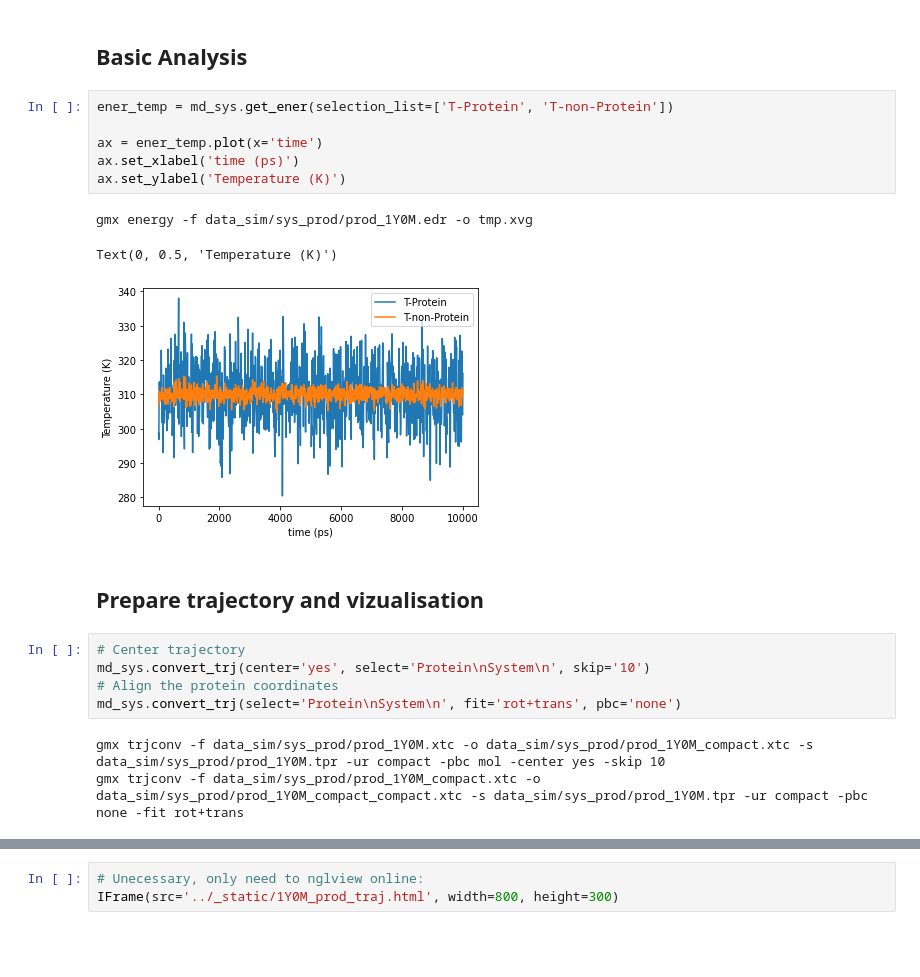
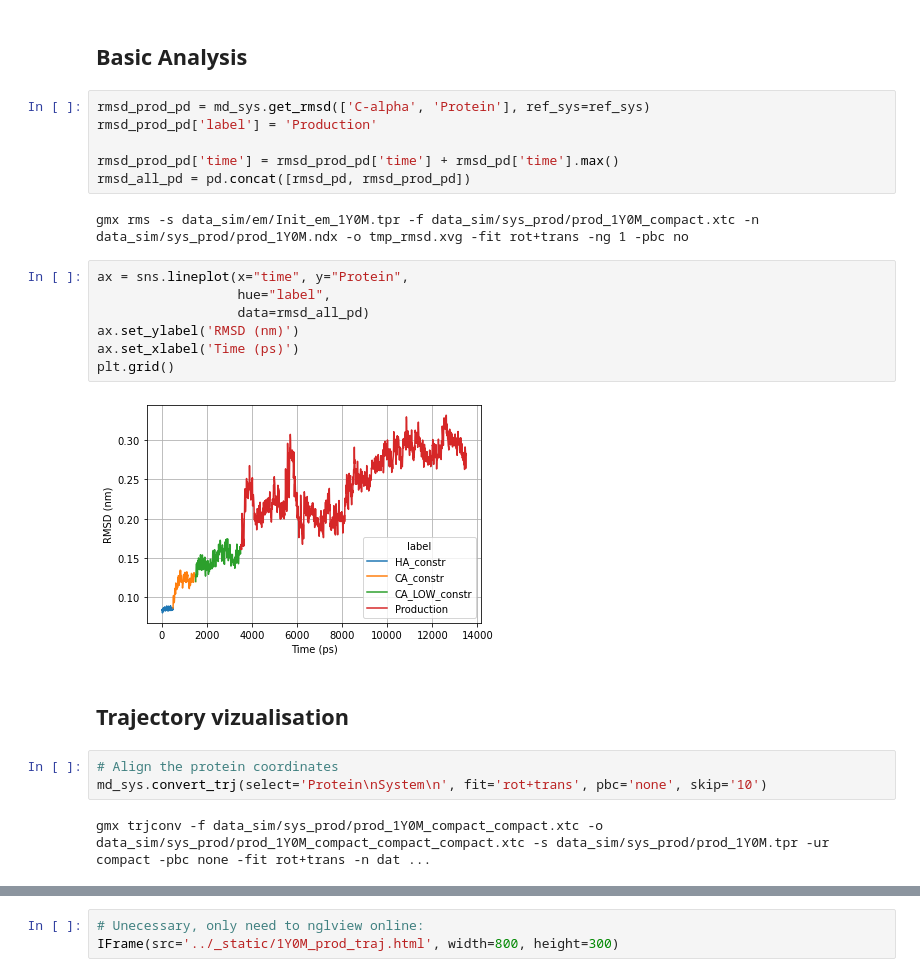
Before and after one commit to samuelmurail/gromacs_py, a Jupyter notebook: docs/notebook/00_basic_example.ipynb, the cells around one changed output, grey strips where cells are left out. Drawn from its saved outputs; the diff is of its cells as text; blank space fills up the shorter version.

```diff
--- a/docs/notebook/00_basic_example.ipynb
+++ b/docs/notebook/00_basic_example.ipynb
@@ -293,25 +306,29 @@ gmx mdrun -s prod_1Y0M.tpr -deffnm prod_1Y0M -nt 0 -ntmpi 0 -nsteps -2 -nocopyri
 # %% [markdown]
 ## Basic Analysis
-# %%
-ener_temp = md_sys.get_ener(selection_list=['T-Protein', 'T-non-Protein'])
-
-ax = ener_temp.plot(x='time')
-ax.set_xlabel('time (ps)')
-ax.set_ylabel('Temperature (K)')
-# %% [output]
-gmx energy -f data_sim/sys_prod/prod_1Y0M.edr -o tmp.xvg
-Text(0, 0.5, 'Temperature (K)')
-[figure, removed]
+# %%
+rmsd_prod_pd = md_sys.get_rmsd(['C-alpha', 'Protein'], ref_sys=ref_sys)
+rmsd_prod_pd['label'] = 'Production'
+
+rmsd_prod_pd['time'] = rmsd_prod_pd['time'] + rmsd_pd['time'].max()
+rmsd_all_pd = pd.concat([rmsd_pd, rmsd_prod_pd])
+# %% [output]
+gmx rms -s data_sim/em/Init_em_1Y0M.tpr -f data_sim/sys_prod/prod_1Y0M_compact.xtc -n data_sim/sys_prod/prod_1Y0M.ndx -o tmp_rmsd.xvg -fit rot+trans -ng 1 -pbc no
+# %%
+ax = sns.lineplot(x="time", y="Protein",
+                  hue="label",
+                  data=rmsd_all_pd)
+ax.set_ylabel('RMSD (nm)')
+ax.set_xlabel('Time (ps)')
+plt.grid()
+# %% [output]
+[figure, added]
 # %% [markdown]
-## Prepare trajectory and vizualisation
+## Trajectory vizualisation
 # %%
-# Center trajectory
-md_sys.convert_trj(center='yes', select='Protein\nSystem\n', skip='10')
 # Align the protein coordinates
-md_sys.convert_trj(select='Protein\nSystem\n', fit='rot+trans', pbc='none')
+md_sys.convert_trj(select='Protein\nSystem\n', fit='rot+trans', pbc='none', skip='10')
 # %% [output]
-gmx trjconv -f data_sim/sys_prod/prod_1Y0M.xtc -o data_sim/sys_prod/prod_1Y0M_compact.xtc -s data_sim/sys_prod/prod_1Y0M.tpr -ur compact -pbc mol -center yes -skip 10
-gmx trjconv -f data_sim/sys_prod/prod_1Y0M_compact.xtc -o data_sim/sys_prod/prod_1Y0M_compact_compact.xtc -s data_sim/sys_prod/prod_1Y0M.tpr -ur compact -pbc none -fit rot+trans
+gmx trjconv -f data_sim/sys_prod/prod_1Y0M_compact_compact.xtc -o data_sim/sys_prod/prod_1Y0M_compact_compact_compact.xtc -s data_sim/sys_prod/prod_1Y0M.tpr -ur compact -pbc none -fit rot+trans -n dat ...
 # %%
 view = md_sys.view_traj()
 view.add_representation(repr_type='licorice', selection='protein')
```
Also changed, not shown: parts of 18 cells of this notebook, 3 other files.
